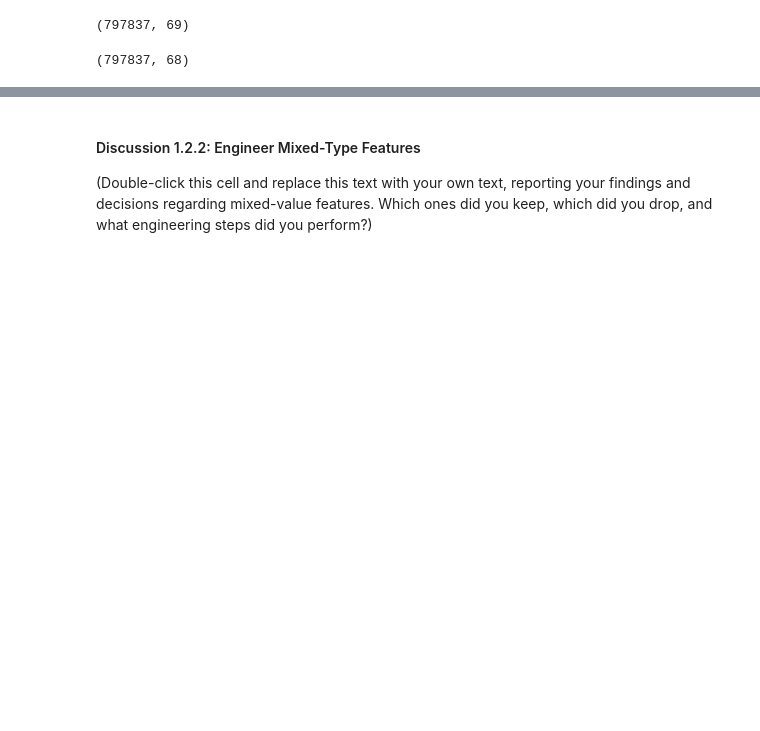
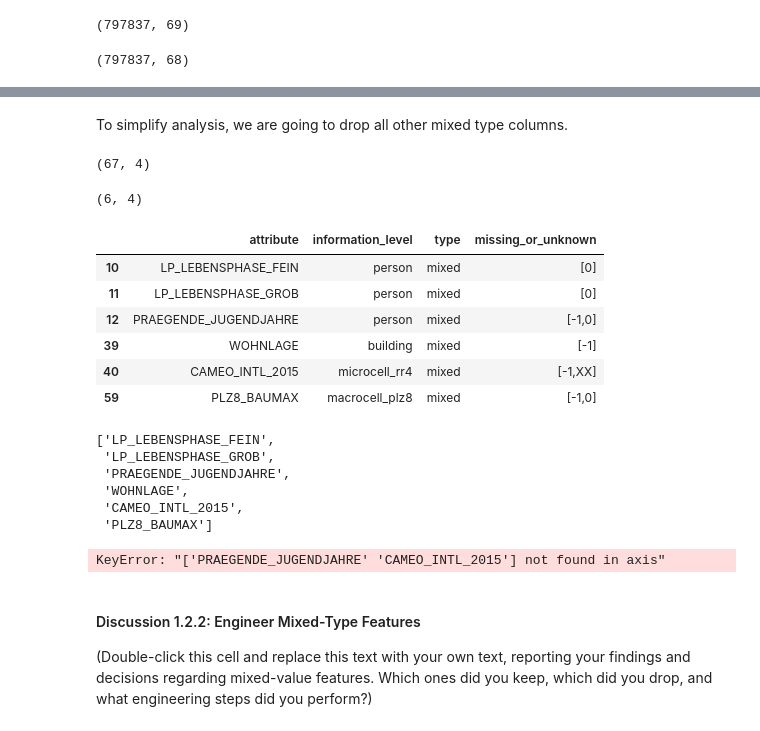
Before and after one commit to dguevar1/identify_customer_segments, a Jupyter notebook: Identify_Customer_Segments.ipynb, the cells around one changed output, grey strips where cells are left out. Cells and saved outputs as stored; diff of their text form; code cells hidden in the pictures; blank space fills up the shorter version.

Commit message:
feat: Updated code to handle the mixed type CAMEO_INTL_2015.
This commit is to update the code to handle the mixed type CAMEO_INTL_2015.

Resolves: #10

```diff
--- a/Identify_Customer_Segments.ipynb
+++ b/Identify_Customer_Segments.ipynb
@@ -1563,0 +1805,24 @@ general_population_data_with_binary_categories_encoded.shape
+# %% [markdown]
+To simplify analysis, we are going to drop all other mixed type columns.
+# %%
+feature_information_with_binary_categories_encoded = pd.read_csv("feature_information_with_binary_categories_encoded.csv", delimiter=data_delimiter)
+# %%
+feature_information_with_binary_categories_encoded.shape
+# %% [output]
+(67, 4)
+# %%
+mixed_features = feature_information_with_binary_categories_encoded[feature_information_with_binary_categories_encoded['type'] == "mixed"]
+# %%
+mixed_features.shape
+# %% [output]
+(6, 4)
+# %%
+mixed_features
+# %% [output]
+|  | attribute | information_level | type | missing_or_unknown |
+| 10 | LP_LEBENSPHASE_FEIN | person | mixed | [0] |
+| 11 | LP_LEBENSPHASE_GROB | person | mixed | [0] |
+| 12 | PRAEGENDE_JUGENDJAHRE | person | mixed | [-1,0] |
+| 39 | WOHNLAGE | building | mixed | [-1] |
+| 40 | CAMEO_INTL_2015 | microcell_rr4 | mixed | [-1,XX] |
+| 59 | PLZ8_BAUMAX | macrocell_plz8 | mixed | [-1,0] |
@@ -1564,3 +1831,16 @@ general_population_data_with_binary_categories_encoded.shape
+# %%
+mixed_features_list
+# %% [output]
+['LP_LEBENSPHASE_FEIN',
+ 'LP_LEBENSPHASE_GROB',
+ 'PRAEGENDE_JUGENDJAHRE',
+ 'WOHNLAGE',
+ 'CAMEO_INTL_2015',
+ 'PLZ8_BAUMAX']
+# %%
+general_population_data_with_binary_categories_encoded.drop(mixed_features_list, axis="columns", inplace=True)
+# %% [output]
+KeyError: "['PRAEGENDE_JUGENDJAHRE' 'CAMEO_INTL_2015'] not found in axis"
 # %% [markdown]
 #### Discussion 1.2.2: Engineer Mixed-Type Features
 
```
Also changed, not shown: parts of 36 cells of this notebook.
